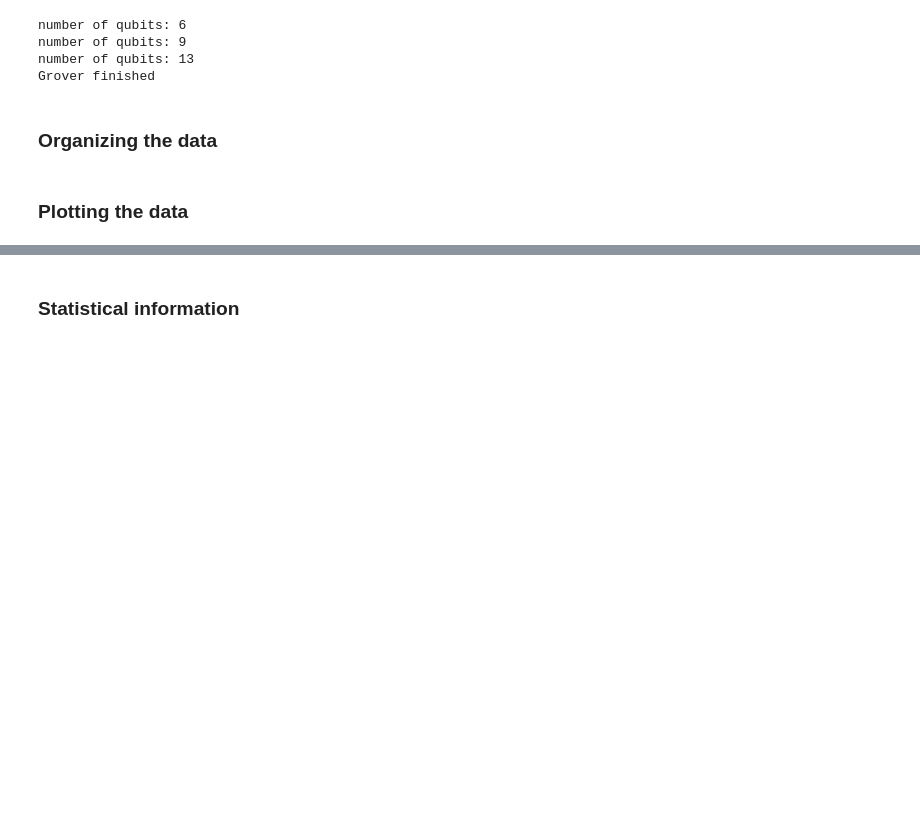
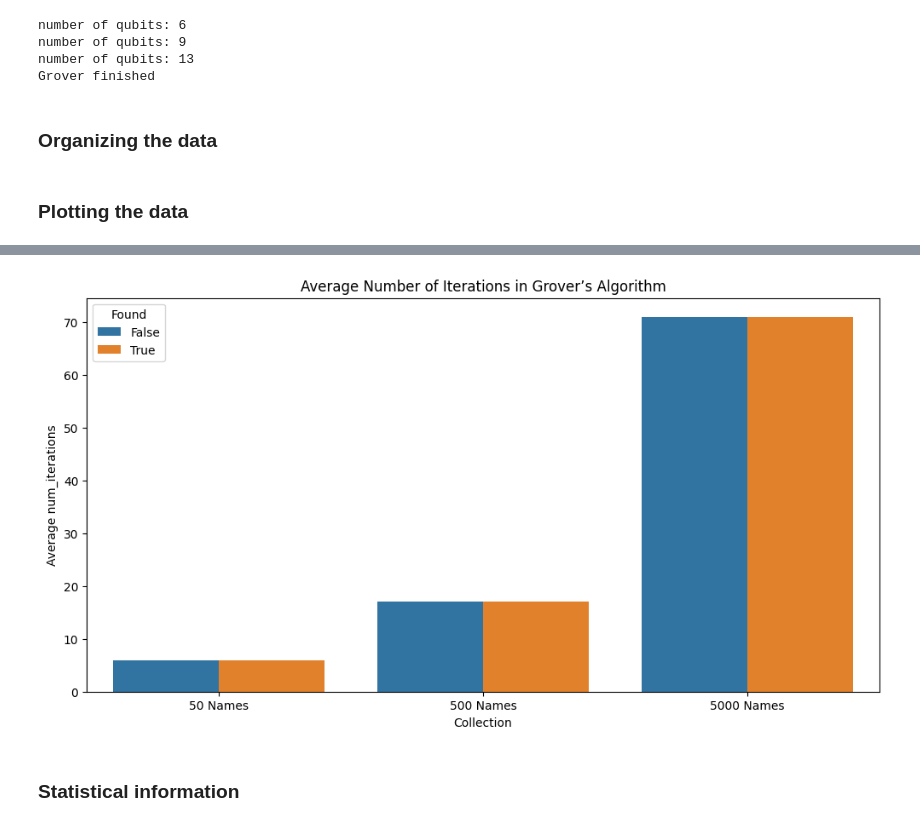
Before and after one commit to rallenalle68/classical_vs_grovers_algorithm, a Jupyter notebook: Grover.ipynb, the cells around one changed output, grey strips where cells are left out. Cells and saved outputs as stored; diff of their text form; code cells hidden in the pictures; blank space fills up the shorter version.

```diff
--- a/Grover.ipynb
+++ b/Grover.ipynb
@@ -730,3 +306,13 @@ plt.show()
+# %%
+plt.figure(figsize=(12, 6))
+sns.barplot(x='Collection', y='num_iterations', hue='Found', data=df_all, estimator=np.mean, errorbar=None)
+plt.title('Average Number of Iterations in Grover’s Algorithm')
+plt.ylabel('Average num_iterations')
+plt.xlabel('Collection')
+plt.legend(title='Found')
+plt.show()
+# %% [output]
+[figure, added]
 # %% [markdown]
 ### Statistical information
 # %%
```
Also changed, not shown: parts of 36 cells of this notebook, 3 other files.
